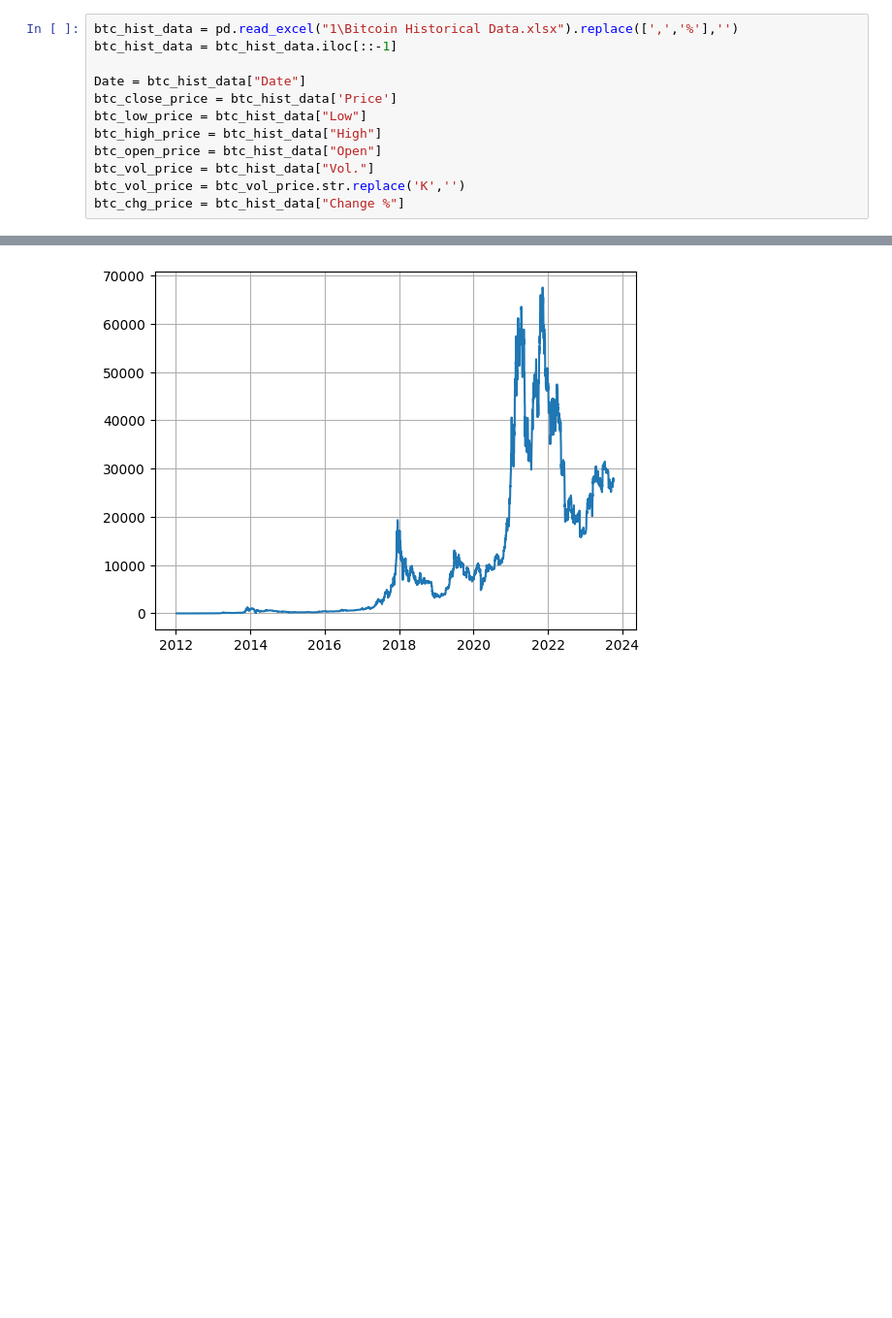
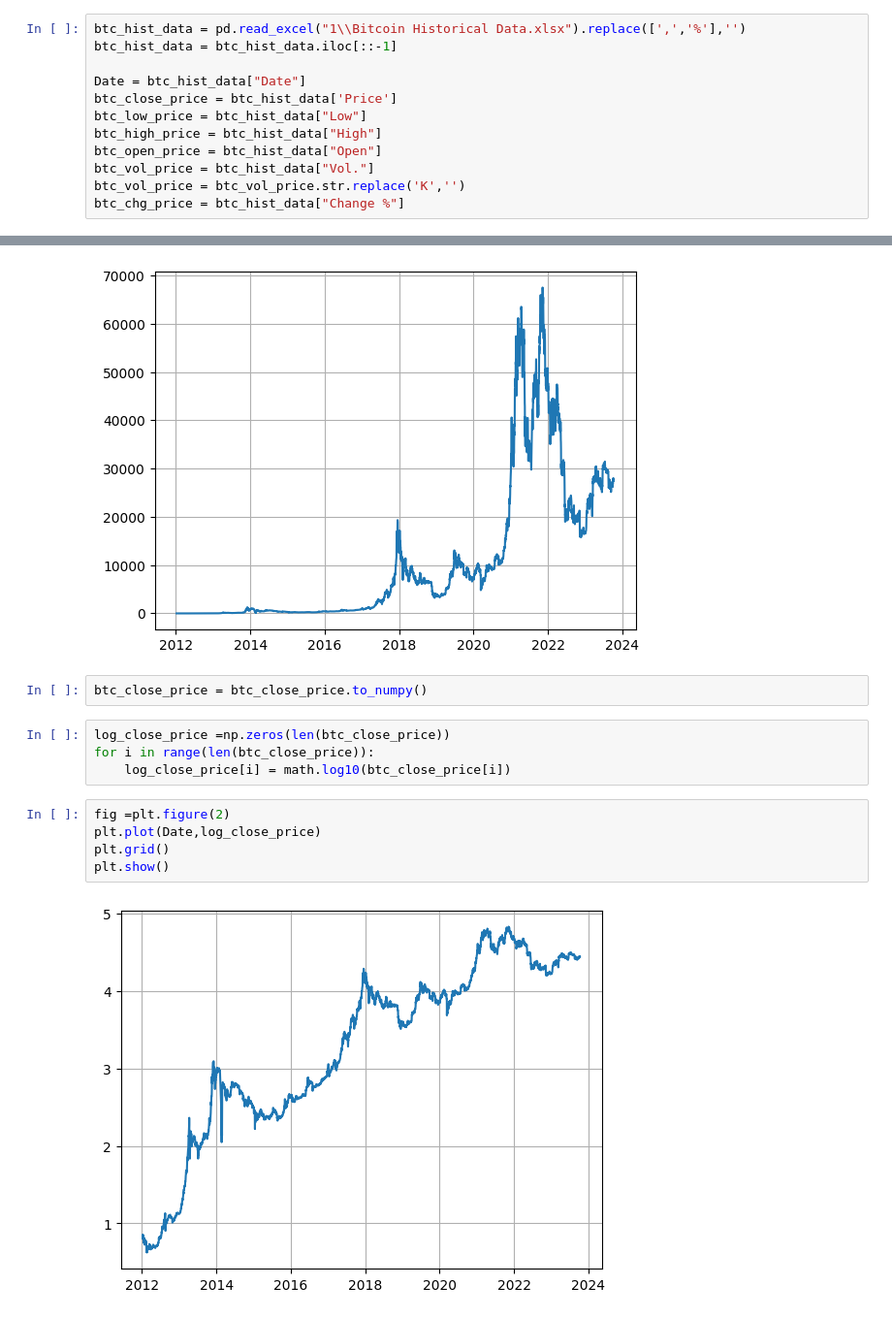
Before and after one commit to aliktv71/Data-analysis, a Jupyter notebook: data2.ipynb, the cells around one changed output, grey strips where cells are left out. Shown at 97% size. Cells and saved outputs as stored; diff of their text form; blank space fills up the shorter version.

Commit message:
log of close price added

```diff
--- a/data2.ipynb
+++ b/data2.ipynb
@@ -5,5 +6,5 @@ import matplotlib.pyplot as plt
 # %%
-btc_hist_data = pd.read_excel("1\Bitcoin Historical Data.xlsx").replace([',','%'],'')
+btc_hist_data = pd.read_excel("1\\Bitcoin Historical Data.xlsx").replace([',','%'],'')
 btc_hist_data = btc_hist_data.iloc[::-1]
 
 Date = btc_hist_data["Date"]
@@ -21,3 +22,16 @@ plt.grid()
 plt.show()
 # %% [output]
 [figure]
+# %%
+btc_close_price = btc_close_price.to_numpy()
+# %%
+log_close_price =np.zeros(len(btc_close_price))
+for i in range(len(btc_close_price)):
+    log_close_price[i] = math.log10(btc_close_price[i])
+# %%
+fig =plt.figure(2)
+plt.plot(Date,log_close_price)
+plt.grid()
+plt.show()
+# %% [output]
+[figure, added]
```
Also changed, not shown: parts of 2 cells of this notebook.
